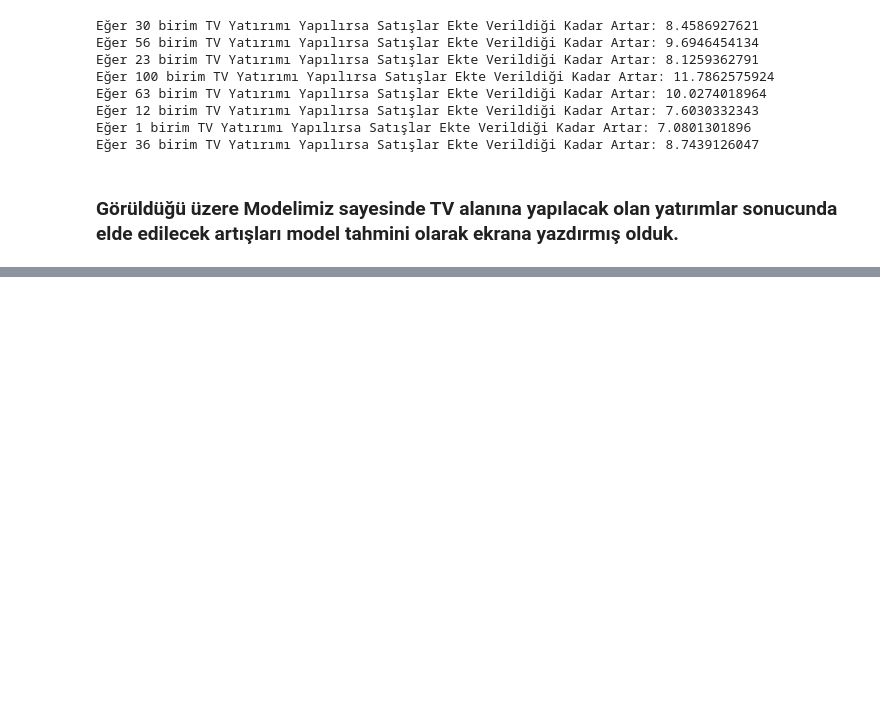
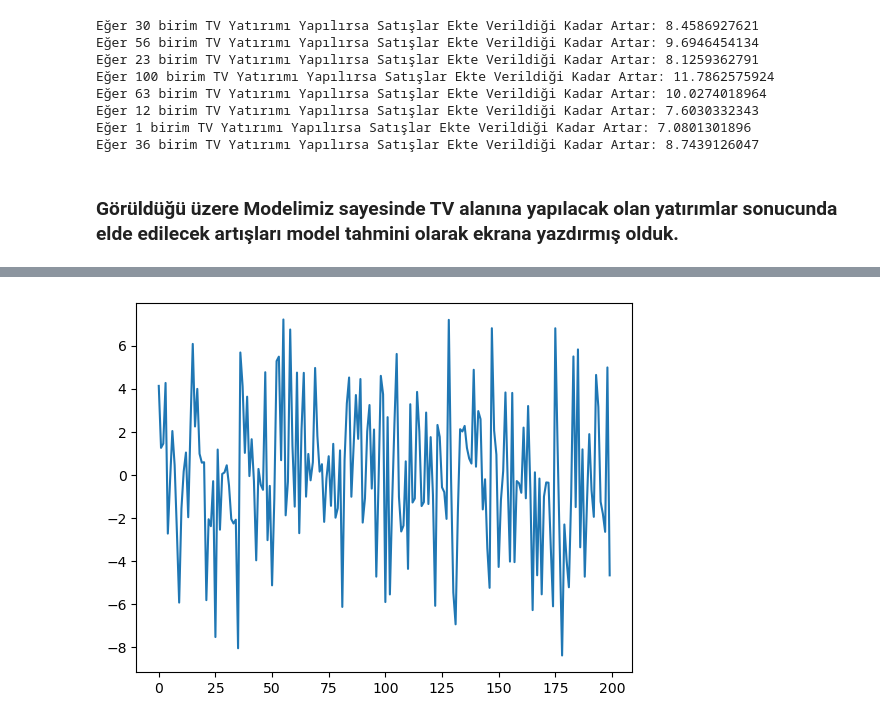
Before and after one commit to ibkya/Sale-Strategy-with-Machine-Learning-Algorithms, a Jupyter notebook: Sales Strategy with Lineer Regression Model.ipynb, the cells around one changed output, grey strips where cells are left out. Drawn from its saved outputs; the diff is of its cells as text; code cells hidden in the pictures; blank space fills up the shorter version.

Commit message:
Update Sales Strategy with Lineer Regression Model.ipynb
New Update about model mistake graphs.

```diff
--- a/Sales Strategy with Lineer Regression Model.ipynb
+++ b/Sales Strategy with Lineer Regression Model.ipynb
@@ -374,0 +379,3 @@ Eğer 36 birim TV Yatırımı Yapılırsa Satışlar Ekte Verildiği Kadar Artar
+# %%
+lm = smf.ols("sales ~ TV",df)
+model = lm.fit()
@@ -374,0 +489,4 @@ Eğer 36 birim TV Yatırımı Yapılırsa Satışlar Ekte Verildiği Kadar Artar
+# %%
+plt.plot(model.resid);
+# %% [output]
+[figure, added]
```
Also changed, not shown: parts of 28 cells of this notebook.
